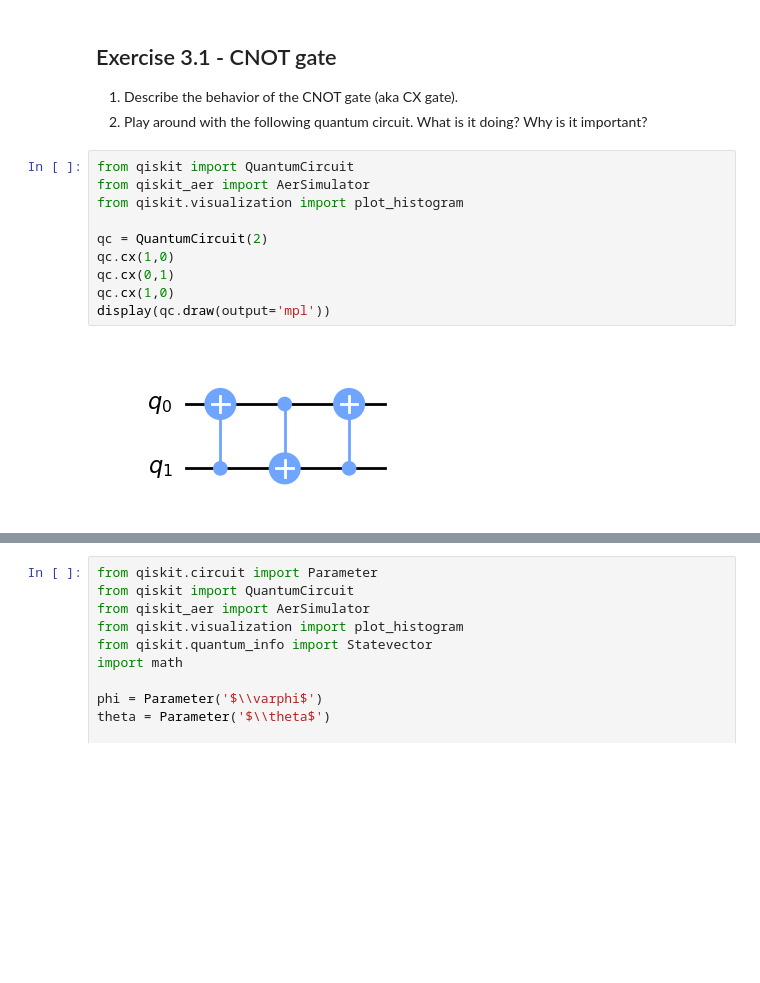
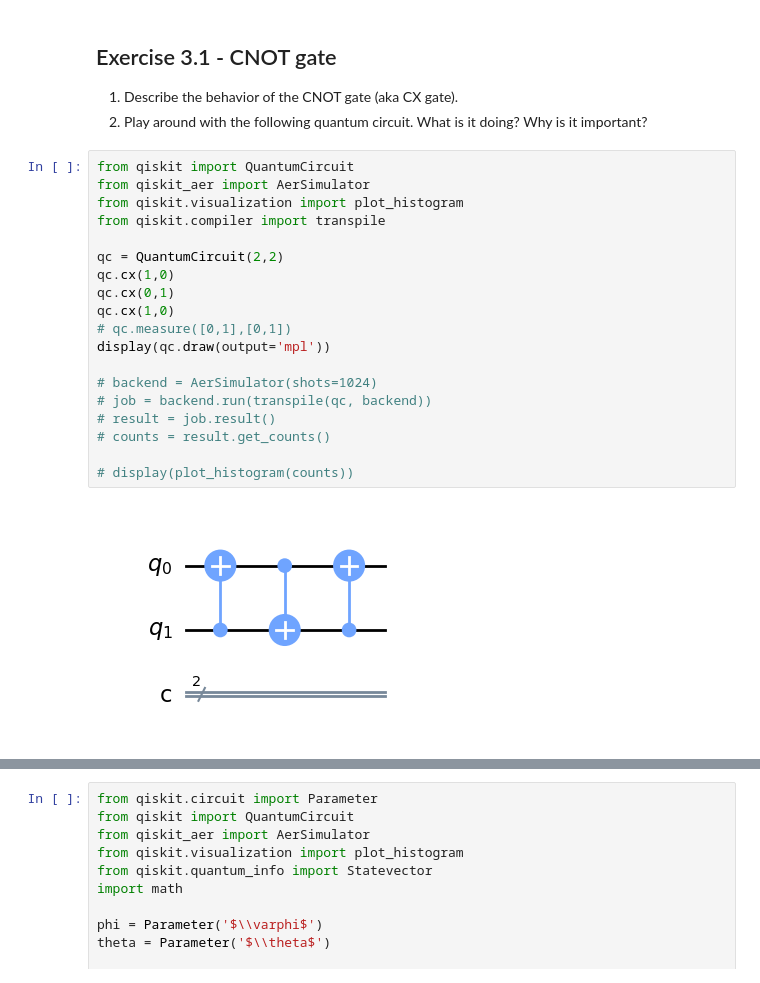
Before and after one commit to oremark24/qc-tud-2023, a Jupyter notebook: 03_More_gates.ipynb, the cells around one changed output, grey strips where cells are left out. Saved outputs shown, nothing was run; the diff lists cells and outputs as text; blank space fills up the shorter version.

```diff
--- a/03_More_gates.ipynb
+++ b/03_More_gates.ipynb
@@ -8,15 +8,24 @@
 # %%
 from qiskit import QuantumCircuit
 from qiskit_aer import AerSimulator
 from qiskit.visualization import plot_histogram
+from qiskit.compiler import transpile
 
-qc = QuantumCircuit(2)
+qc = QuantumCircuit(2,2)
 qc.cx(1,0)
 qc.cx(0,1)
 qc.cx(1,0)
+# qc.measure([0,1],[0,1])
 display(qc.draw(output='mpl'))
+
+# backend = AerSimulator(shots=1024)
+# job = backend.run(transpile(qc, backend))
+# result = job.result()
+# counts = result.get_counts()
+
+# display(plot_histogram(counts))
 # %% [output]
-[figure, old version]
+[figure, new version]
 # %% [markdown]
 ## Exercise 3.2 - Schrödinger's cats
 
```
